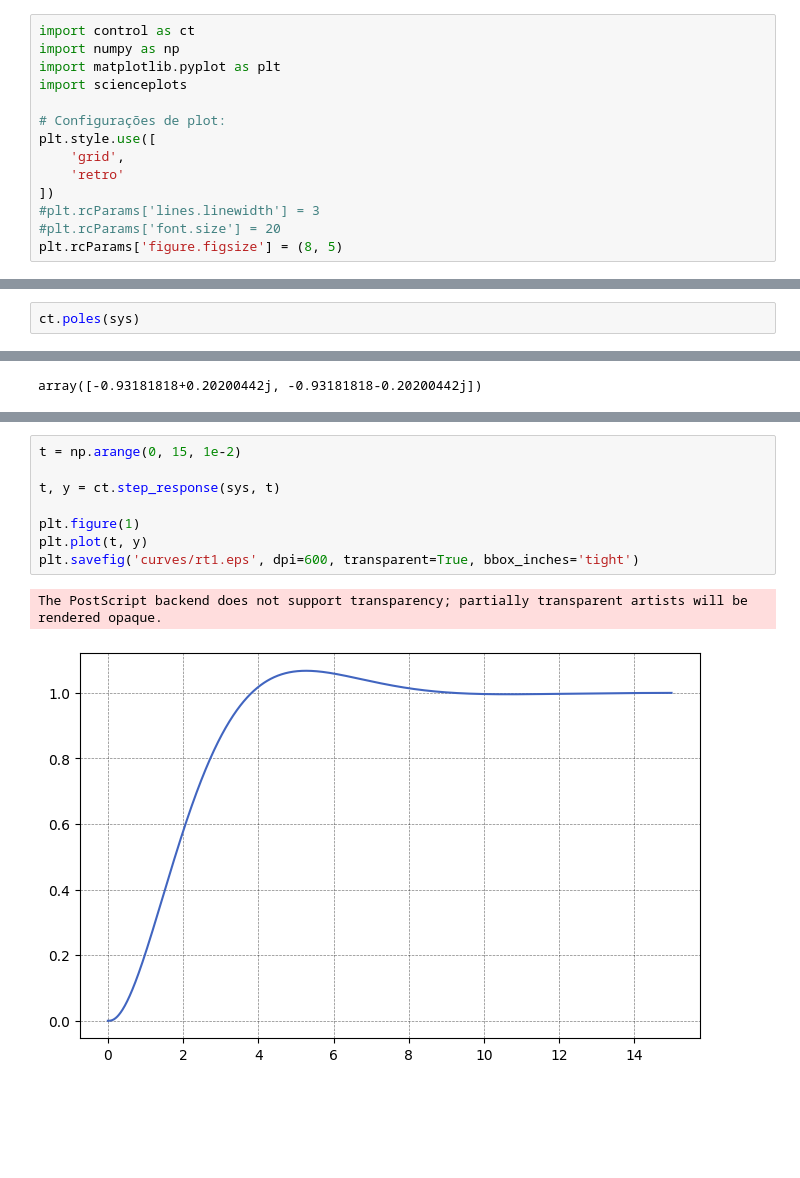
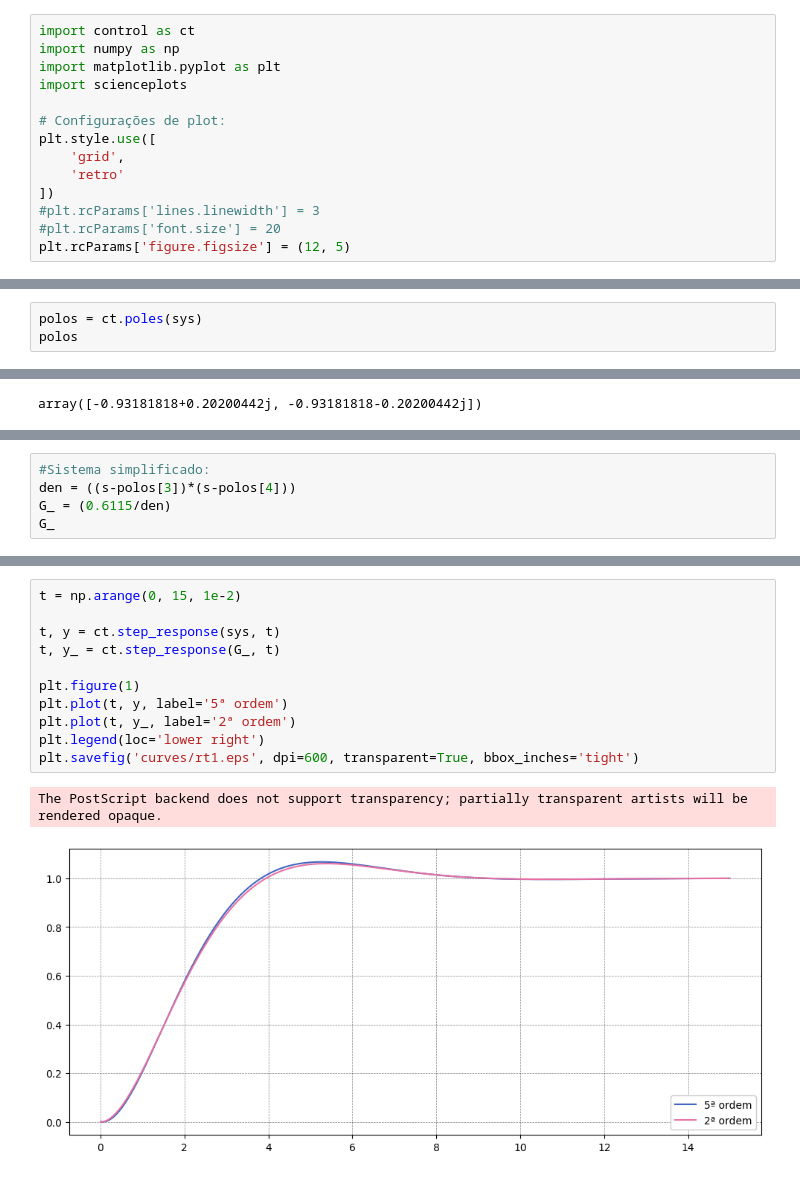
Before and after one commit to ErickNMA/Inst._Ind., a Jupyter notebook: Analise Dinamica de Sensores/item1.ipynb, the cells around one changed output, grey strips where cells are left out. Cells and saved outputs as stored; diff of their text form; blank space fills up the shorter version.

```diff
--- a/Analise Dinamica de Sensores/item1.ipynb
+++ b/Analise Dinamica de Sensores/item1.ipynb
@@ -11,7 +11,7 @@ plt.style.use([
 ])
 #plt.rcParams['lines.linewidth'] = 3
 #plt.rcParams['font.size'] = 20
-plt.rcParams['figure.figsize'] = (8, 5)
+plt.rcParams['figure.figsize'] = (12, 5)
 # %%
 s = ct.tf('s')
 
@@ -31,7 +31,8 @@ sys
 # %% [output]
 $$\frac{1.32 s^2 + 2.46 s + 1.2}{0.1 s^5 + 2.3 s^4 + 6.3 s^3 + 7.42 s^2 + 4.46 s + 1.2}$$
 # %%
-ct.poles(sys)
+polos = ct.poles(sys)
+polos
 # %% [output]
 array([-20.03486518+0.j        ,  -0.96211249+0.23196195j,
         -0.96211249-0.23196195j,  -0.52045492+0.58364274j,
@@ -55,0 +60,5 @@ The PostScript backend does not support transparency; partially transparent arti
+# %%
+#Sistema simplificado:
+den = ((s-polos[3])*(s-polos[4]))
+G_ = (0.6115/den)
+G_
@@ -56,11 +82,14 @@ The PostScript backend does not support transparency; partially transparent arti
 # %%
 t = np.arange(0, 15, 1e-2)
 
 t, y = ct.step_response(sys, t)
+t, y_ = ct.step_response(G_, t)
 
 plt.figure(1)
-plt.plot(t, y)
+plt.plot(t, y, label='5ª ordem')
+plt.plot(t, y_, label='2ª ordem')
+plt.legend(loc='lower right')
 plt.savefig('curves/rt1.eps', dpi=600, transparent=True, bbox_inches='tight')
 # %% [output]
 The PostScript backend does not support transparency; partially transparent artists will be rendered opaque.
-[figure, old version]
+[figure, new version]
```
Also changed, not shown: parts of 4 cells of this notebook, 15 other files.
